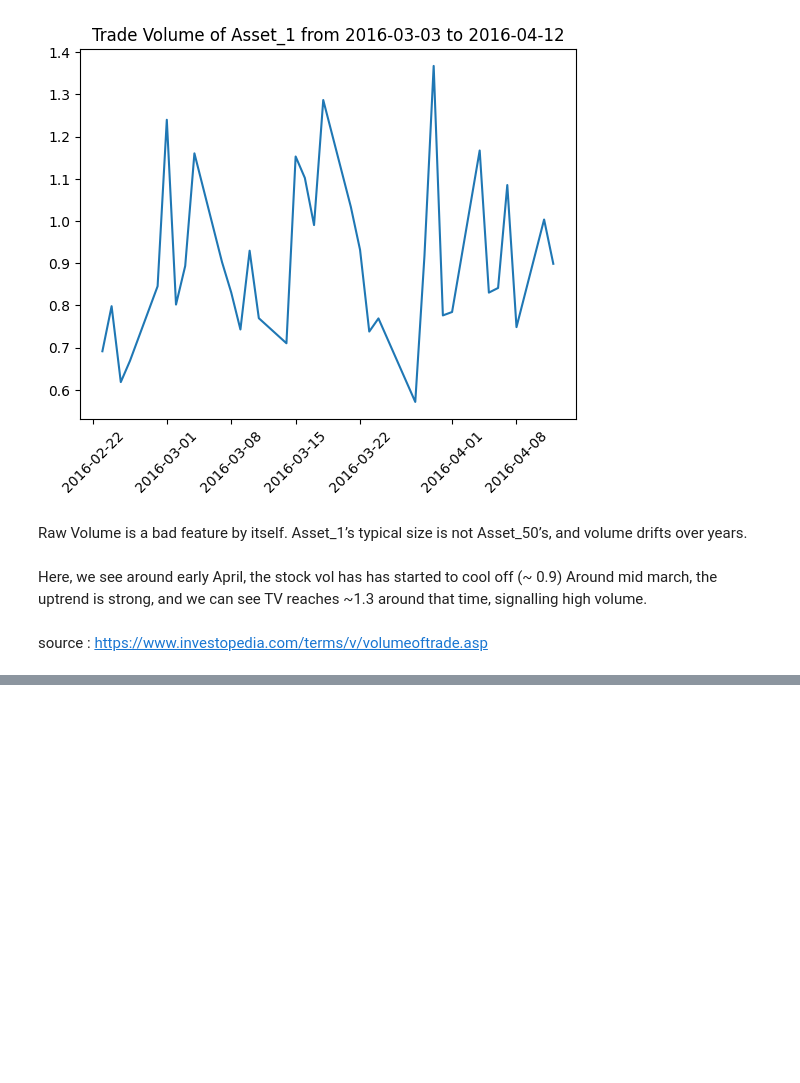
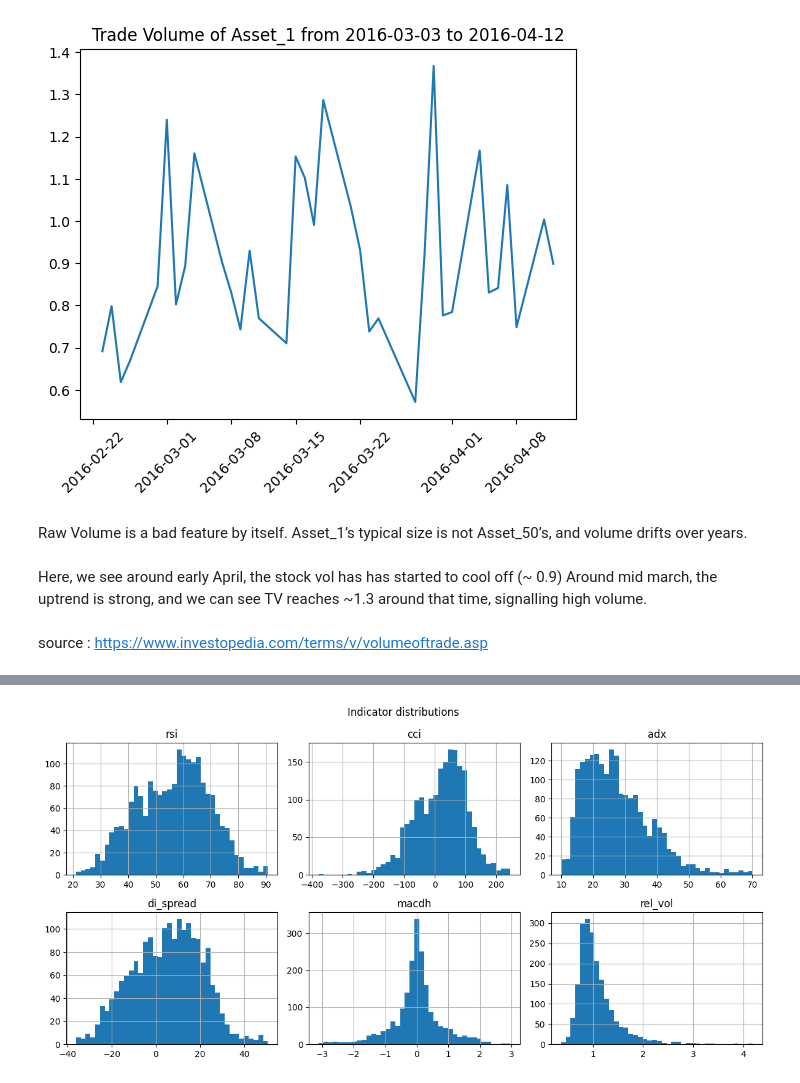
Before and after one commit to sanyam-dev/precog_test, a Jupyter notebook: task 1/task1.ipynb, the cells around one changed output, grey strips where cells are left out. Drawn from its saved outputs; the diff is of its cells as text; code cells hidden in the pictures; blank space fills up the shorter version.

```diff
--- a/task 1/task1.ipynb
+++ b/task 1/task1.ipynb
@@ -413,0 +604,12 @@ source : https://www.investopedia.com/terms/v/volumeoftrade.asp
+# %%
+## EDA on indicators + PCA
+
+pcs = pd.DataFrame(Z, index=feat.index, columns=evr.index)
+
+# distributions
+feat.hist(bins=40, figsize=(12, 6), layout=(2, 3))
+plt.suptitle("Indicator distributions")
+plt.tight_layout()
+plt.show()
+# %% [output]
+[figure, added]
```
Also changed, not shown: parts of 18 cells of this notebook.
